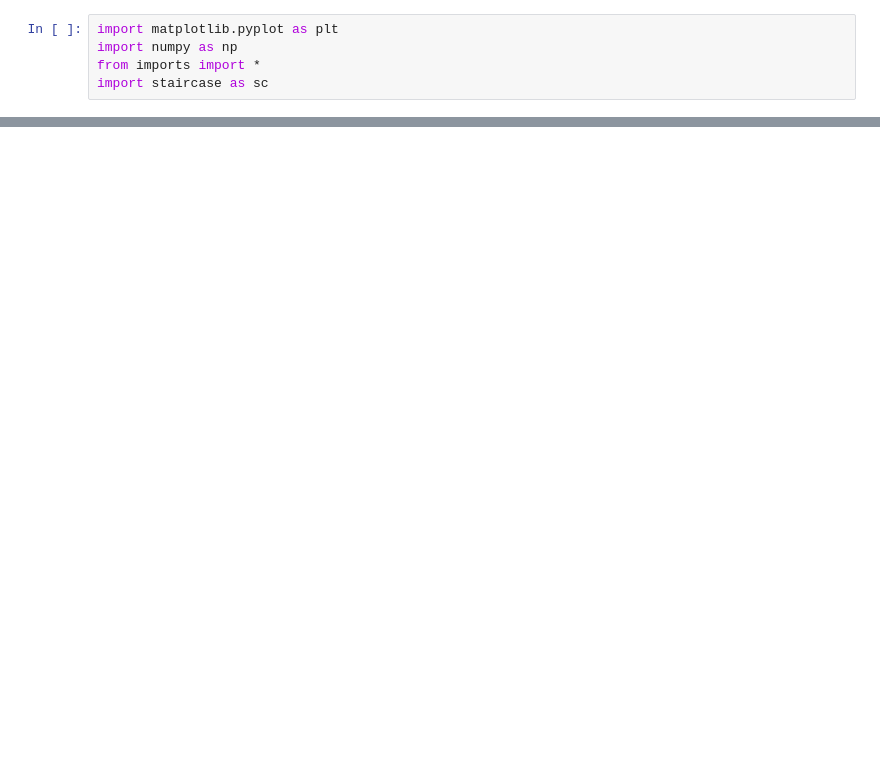
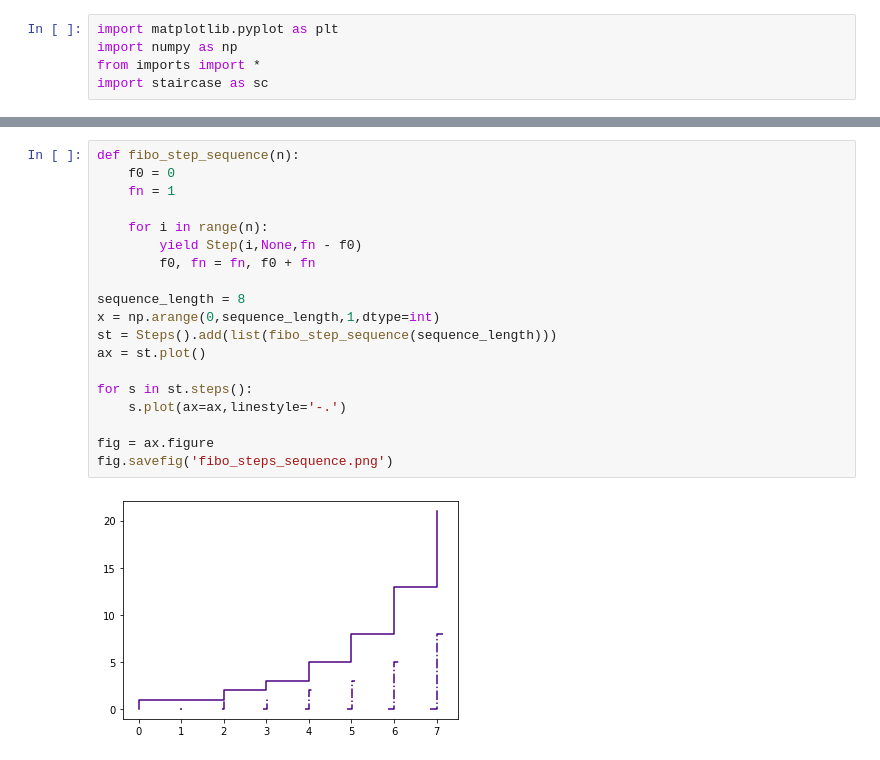
Before and after one commit to probability/topicmodelunderstanding, a Jupyter notebook: Notebooks/images.ipynb, the cells around one changed output, grey strips where cells are left out. Drawn from its saved outputs; the diff is of its cells as text; blank space fills up the shorter version.

```diff
--- a/Notebooks/images.ipynb
+++ b/Notebooks/images.ipynb
@@ -28,0 +39,21 @@ fig.savefig('fibo_steps.png')
+# %%
+def fibo_step_sequence(n):
+    f0 = 0
+    fn = 1
+
+    for i in range(n):
+        yield Step(i,None,fn - f0)
+        f0, fn = fn, f0 + fn
+
+sequence_length = 8
+x = np.arange(0,sequence_length,1,dtype=int)
+st = Steps().add(list(fibo_step_sequence(sequence_length)))
+ax = st.plot()
+
+for s in st.steps():
+    s.plot(ax=ax,linestyle='-.')
+
+fig = ax.figure
+fig.savefig('fibo_steps_sequence.png')
+# %% [output]
+[figure, added]
```
Also changed, not shown: parts of 2 cells of this notebook, 5 other files.
